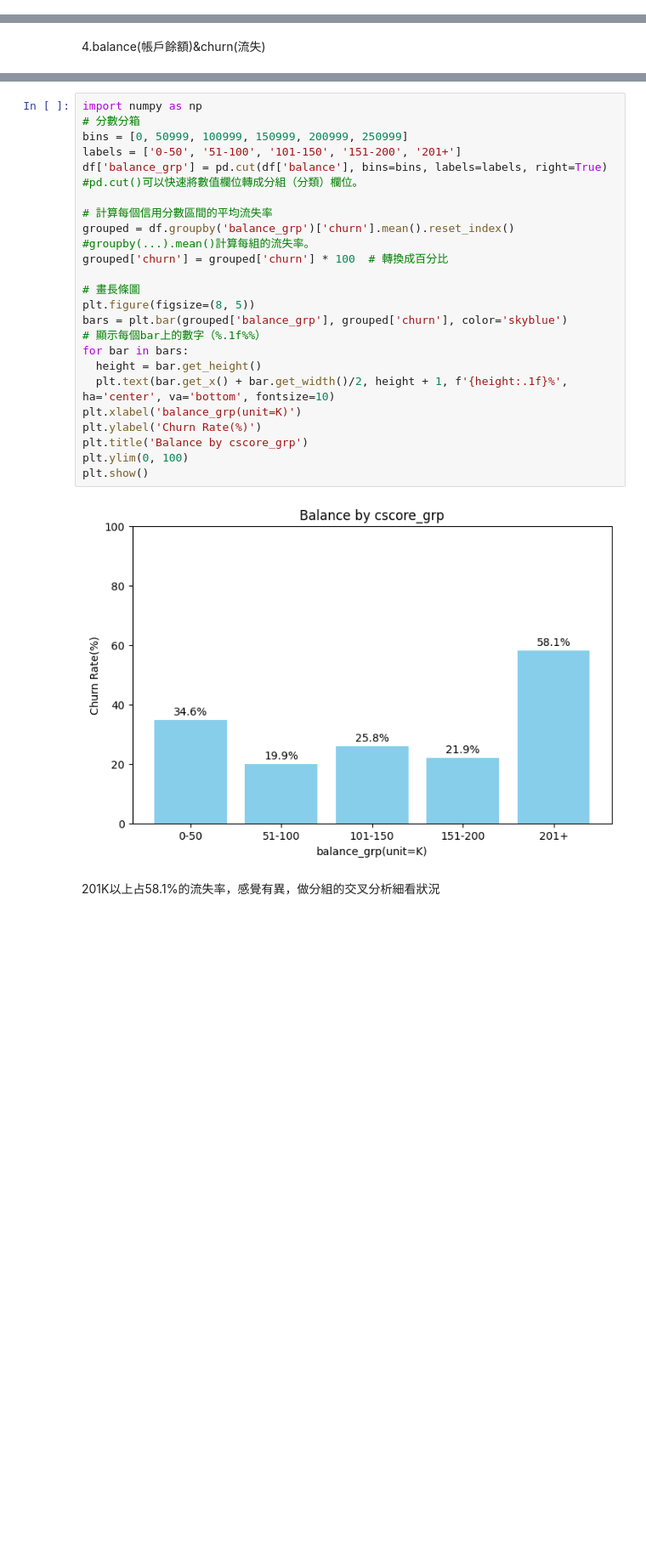
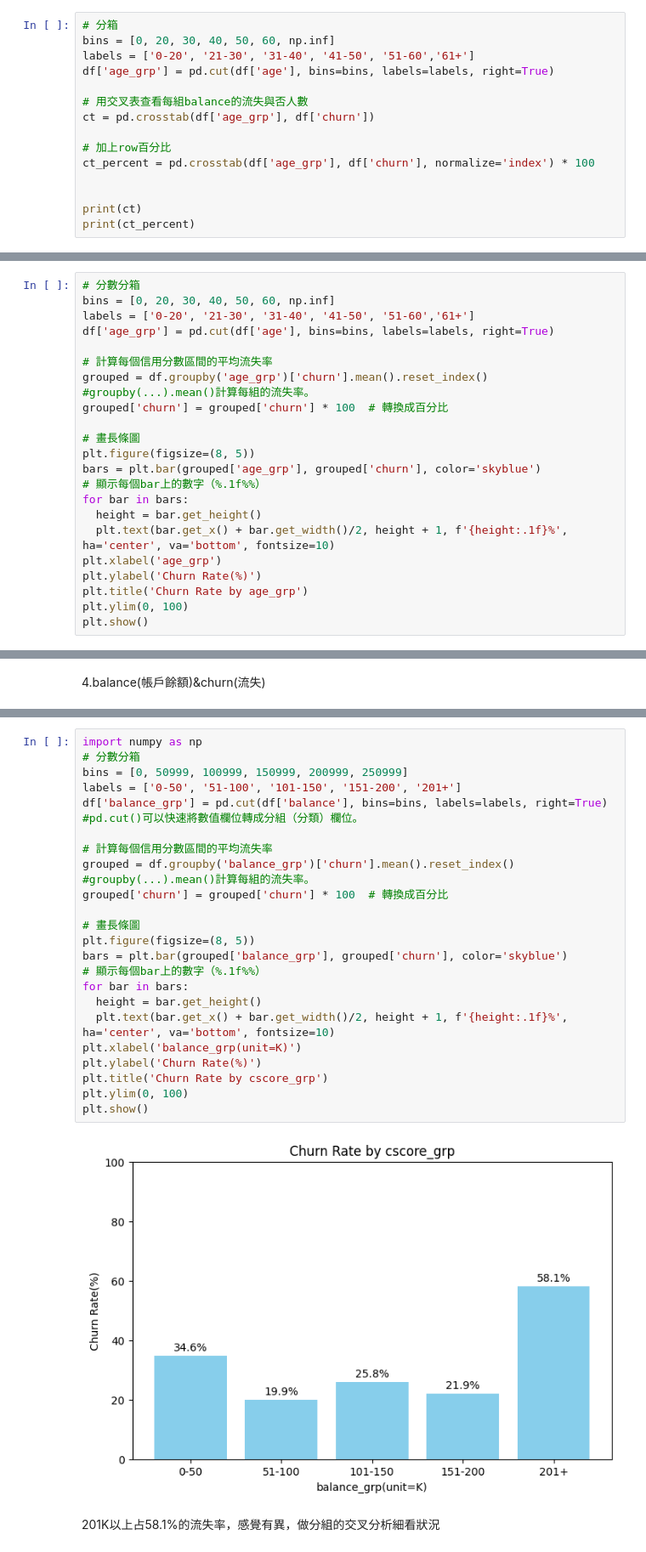
Before and after one commit to akilchen/side-project, a Jupyter notebook: Bank_Customer_Churn_Dataset.ipynb, the cells around one changed output, grey strips where cells are left out. Shown at 85% size. Saved outputs shown, nothing was run; the diff lists cells and outputs as text; blank space fills up the shorter version.

```diff
--- a/Bank_Customer_Churn_Dataset.ipynb
+++ b/Bank_Customer_Churn_Dataset.ipynb
@@ -272,0 +262,15 @@ plt.show()
+# %%
+# 分箱
+bins = [0, 20, 30, 40, 50, 60, np.inf]
+labels = ['0-20', '21-30', '31-40', '41-50', '51-60','61+']
+df['age_grp'] = pd.cut(df['age'], bins=bins, labels=labels, right=True)
+
+# 用交叉表查看每組balance的流失與否人數
+ct = pd.crosstab(df['age_grp'], df['churn'])
+
+# 加上row百分比
+ct_percent = pd.crosstab(df['age_grp'], df['churn'], normalize='index') * 100
+
+
+print(ct)
+print(ct_percent)
@@ -272,0 +294,22 @@ plt.show()
+# %%
+# 分數分箱
+bins = [0, 20, 30, 40, 50, 60, np.inf]
+labels = ['0-20', '21-30', '31-40', '41-50', '51-60','61+']
+df['age_grp'] = pd.cut(df['age'], bins=bins, labels=labels, right=True)
+
+# 計算每個信用分數區間的平均流失率
+grouped = df.groupby('age_grp')['churn'].mean().reset_index()  #groupby(...).mean()計算每組的流失率。
+grouped['churn'] = grouped['churn'] * 100  # 轉換成百分比
+
+# 畫長條圖
+plt.figure(figsize=(8, 5))
+bars = plt.bar(grouped['age_grp'], grouped['churn'], color='skyblue')
+# 顯示每個bar上的數字（%.1f%%）
+for bar in bars:
+  height = bar.get_height()
+  plt.text(bar.get_x() + bar.get_width()/2, height + 1, f'{height:.1f}%', ha='center', va='bottom', fontsize=10)
+plt.xlabel('age_grp')
+plt.ylabel('Churn Rate(%)')
+plt.title('Churn Rate by age_grp')
+plt.ylim(0, 100)
+plt.show()
@@ -286,28 +320,28 @@ plt.show()
 # %%
 import numpy as np
 # 分數分箱
 bins = [0, 50999, 100999, 150999, 200999, 250999]
 labels = ['0-50', '51-100', '101-150', '151-200', '201+']
 df['balance_grp'] = pd.cut(df['balance'], bins=bins, labels=labels, right=True) #pd.cut()可以快速將數值欄位轉成分組（分類）欄位。
 
 # 計算每個信用分數區間的平均流失率
 grouped = df.groupby('balance_grp')['churn'].mean().reset_index()  #groupby(...).mean()計算每組的流失率。
 grouped['churn'] = grouped['churn'] * 100  # 轉換成百分比
 
 # 畫長條圖
 plt.figure(figsize=(8, 5))
 bars = plt.bar(grouped['balance_grp'], grouped['churn'], color='skyblue')
 # 顯示每個bar上的數字（%.1f%%）
 for bar in bars:
   height = bar.get_height()
   plt.text(bar.get_x() + bar.get_width()/2, height + 1, f'{height:.1f}%', ha='center', va='bottom', fontsize=10)
 plt.xlabel('balance_grp(unit=K)')
 plt.ylabel('Churn Rate(%)')
-plt.title('Balance by cscore_grp')
+plt.title('Churn Rate by cscore_grp')
 plt.ylim(0, 100)
 plt.show()
 # %% [output]
-[figure, old version]
+[figure, new version]
 # %% [markdown]
 201K以上占58.1%的流失率，感覺有異，做分組的交叉分析細看狀況
 # %%
```
Also changed, not shown: parts of 27 cells of this notebook.
